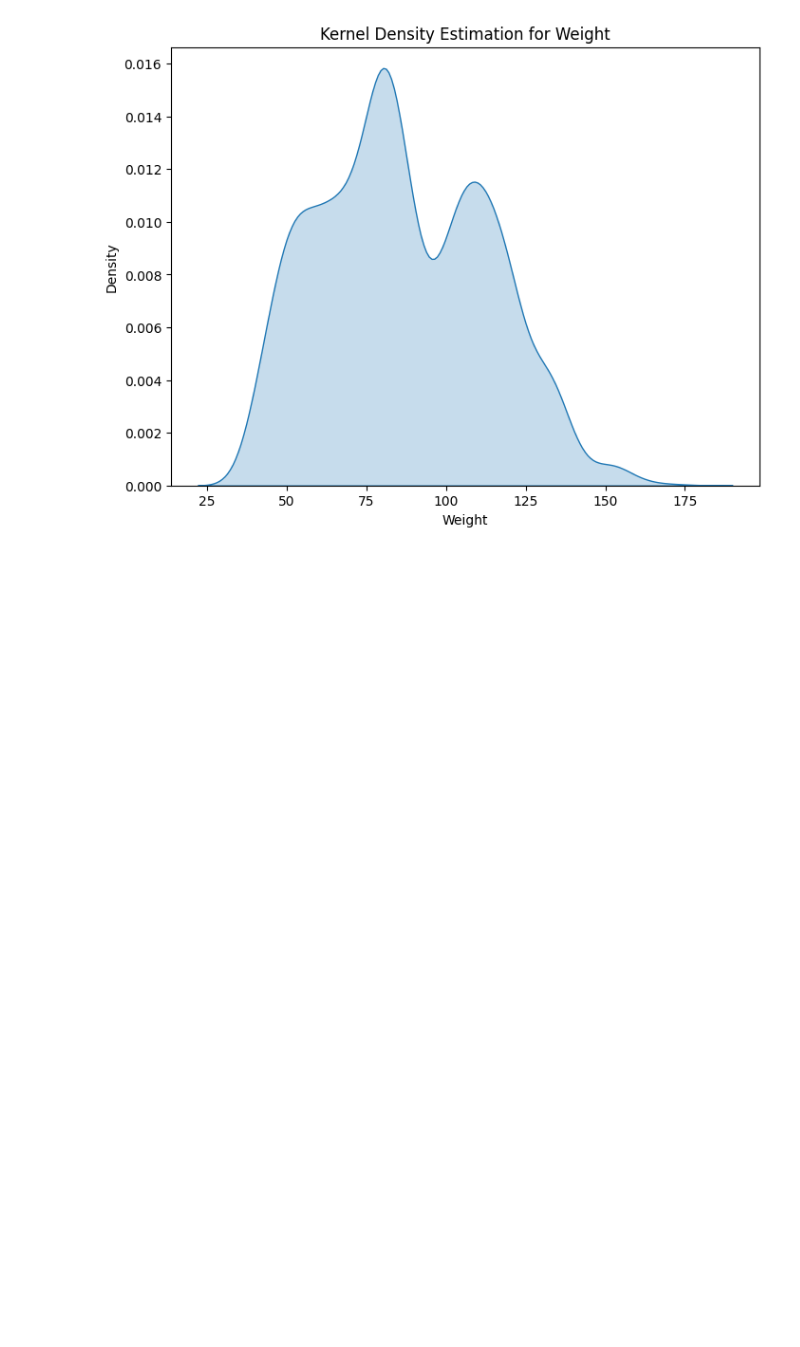
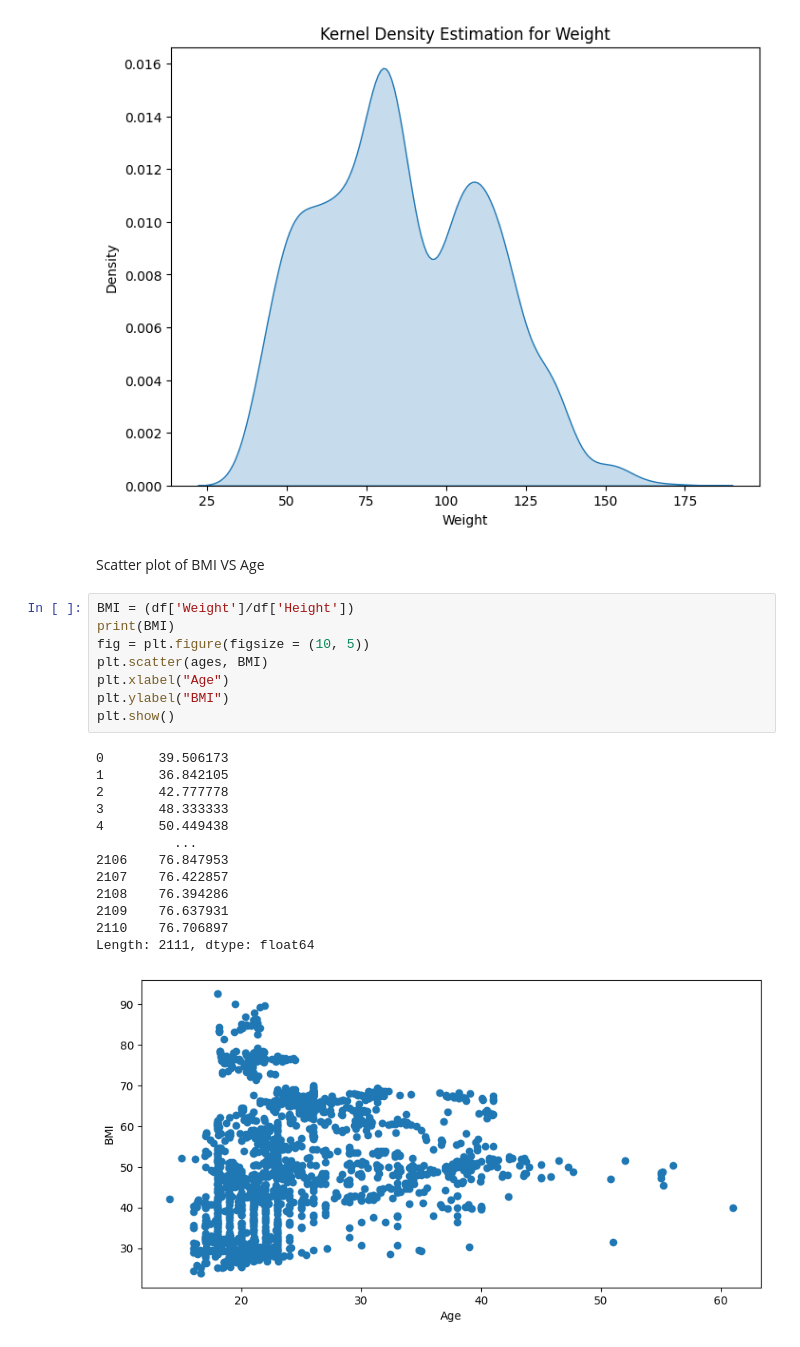
Before and after one commit to NANAYEMYINTKYI/Obesityproj, a Jupyter notebook: clean&prepare.ipynb, the cells around one changed output. Drawn from its saved outputs; the diff is of its cells as text; blank space fills up the shorter version.

```diff
--- a/clean&prepare.ipynb
+++ b/clean&prepare.ipynb
@@ -328,3 +340,27 @@ This will become an error in seaborn v0.14.0; please update your code.
 
   sns.kdeplot(df[column], shade=True)
 [figure]
+# %% [markdown]
+Scatter plot of BMI VS Age
+# %%
+BMI = (df['Weight']/df['Height'])
+print(BMI)
+fig = plt.figure(figsize = (10, 5))
+plt.scatter(ages, BMI)
+plt.xlabel("Age")
+plt.ylabel("BMI")
+plt.show()
+# %% [output]
+0       39.506173
+1       36.842105
+2       42.777778
+3       48.333333
+4       50.449438
+          ...
+2106    76.847953
+2107    76.422857
+2108    76.394286
+2109    76.637931
+2110    76.706897
+Length: 2111, dtype: float64
+[figure, added]
```
Also changed, not shown: parts of 9 cells of this notebook.
